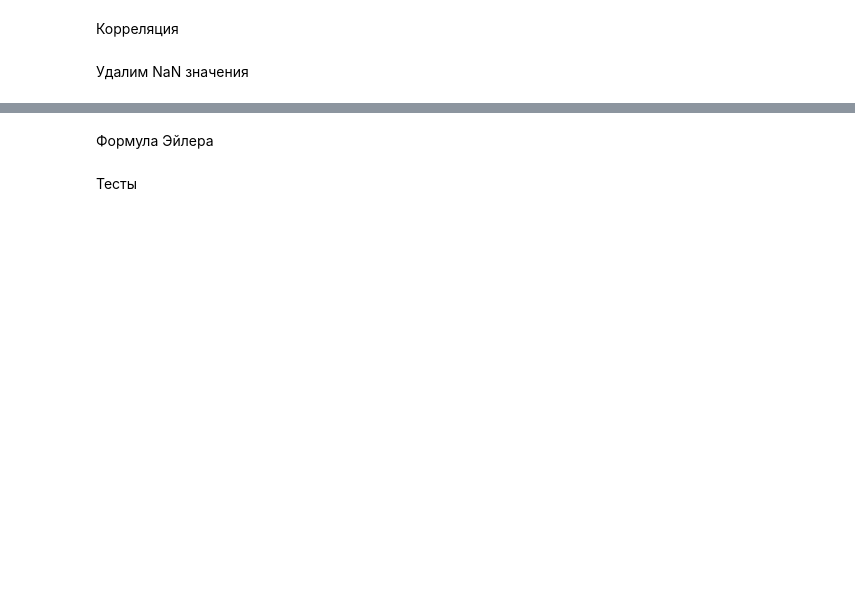
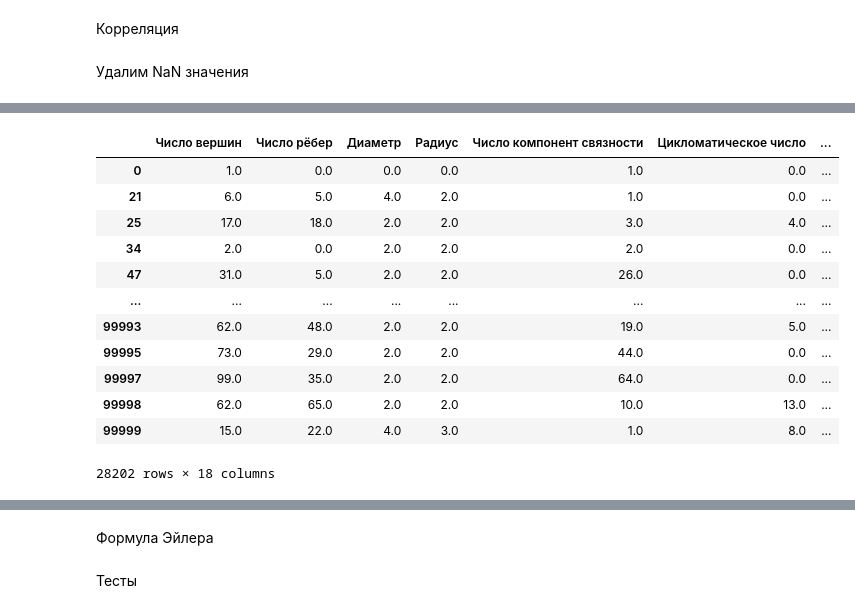
Before and after one commit to Fel1-of/wise-task-research, a Jupyter notebook: main.ipynb, the cells around one changed output, grey strips where cells are left out. Drawn from its saved outputs; the diff is of its cells as text; code cells hidden in the pictures; blank space fills up the shorter version.

```diff
--- a/main.ipynb
+++ b/main.ipynb
@@ -498,8 +530,3 @@ graphs.drop_duplicates()
 Корреляция
 # %% [markdown]
 Удалим NaN значения
-# %%
-df.drop_duplicates(inplace = True)
-for col in df.columns:
-    df[col].fillna(df[col].mean(), inplace=True)
-df.isna().sum()
@@ -525,0 +533,8 @@ dtype: int64
+# %%
+df.drop_duplicates(inplace = True)
+for index, row in df.iterrows():
+    if row["Планарность"] == 0:
+        for col in ["Число граней", "Среднее значение числа рёбер в грани", "Медианное значение числа рёбер в грани",
+                  "Максимальное значение числа рёбер в грани", "Минимальное значение числа рёбер в грани"]:
+            df[col][index] = np.nan
+df.isna().sum()
@@ -525,0 +561,17 @@ dtype: int64
+# %%
+plan_df = df[df["Планарность"] == 1]
+plan_df
+# %% [output]
+|  | Число вершин | Число рёбер | Диаметр | Радиус | Число компонент связности | Цикломатическое число | ... |
+| 0 | 1.0 | 0.0 | 0.0 | 0.0 | 1.0 | 0.0 | ... |
+| 21 | 6.0 | 5.0 | 4.0 | 2.0 | 1.0 | 0.0 | ... |
+| 25 | 17.0 | 18.0 | 2.0 | 2.0 | 3.0 | 4.0 | ... |
+| 34 | 2.0 | 0.0 | 2.0 | 2.0 | 2.0 | 0.0 | ... |
+| 47 | 31.0 | 5.0 | 2.0 | 2.0 | 26.0 | 0.0 | ... |
+| ... | ... | ... | ... | ... | ... | ... | ... |
+| 99993 | 62.0 | 48.0 | 2.0 | 2.0 | 19.0 | 5.0 | ... |
+| 99995 | 73.0 | 29.0 | 2.0 | 2.0 | 44.0 | 0.0 | ... |
+| 99997 | 99.0 | 35.0 | 2.0 | 2.0 | 64.0 | 0.0 | ... |
+| 99998 | 62.0 | 65.0 | 2.0 | 2.0 | 10.0 | 13.0 | ... |
+| 99999 | 15.0 | 22.0 | 4.0 | 3.0 | 1.0 | 8.0 | ... |
+28202 rows × 18 columns
```
Also changed, not shown: parts of 32 cells of this notebook.
